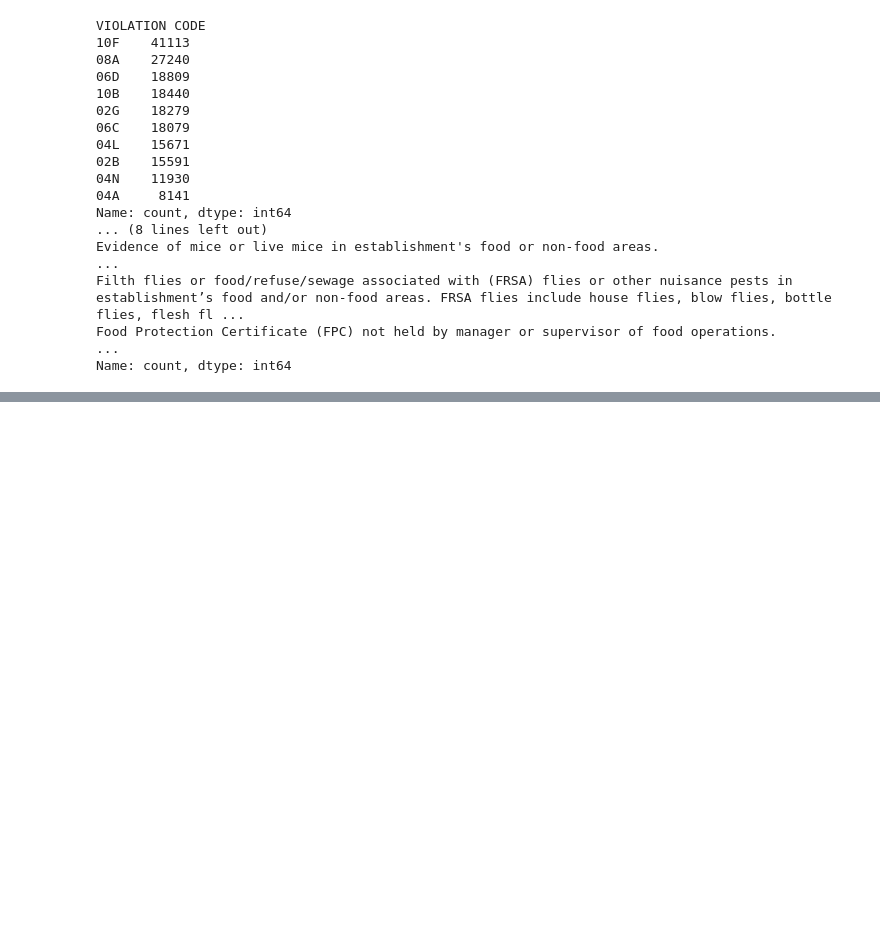
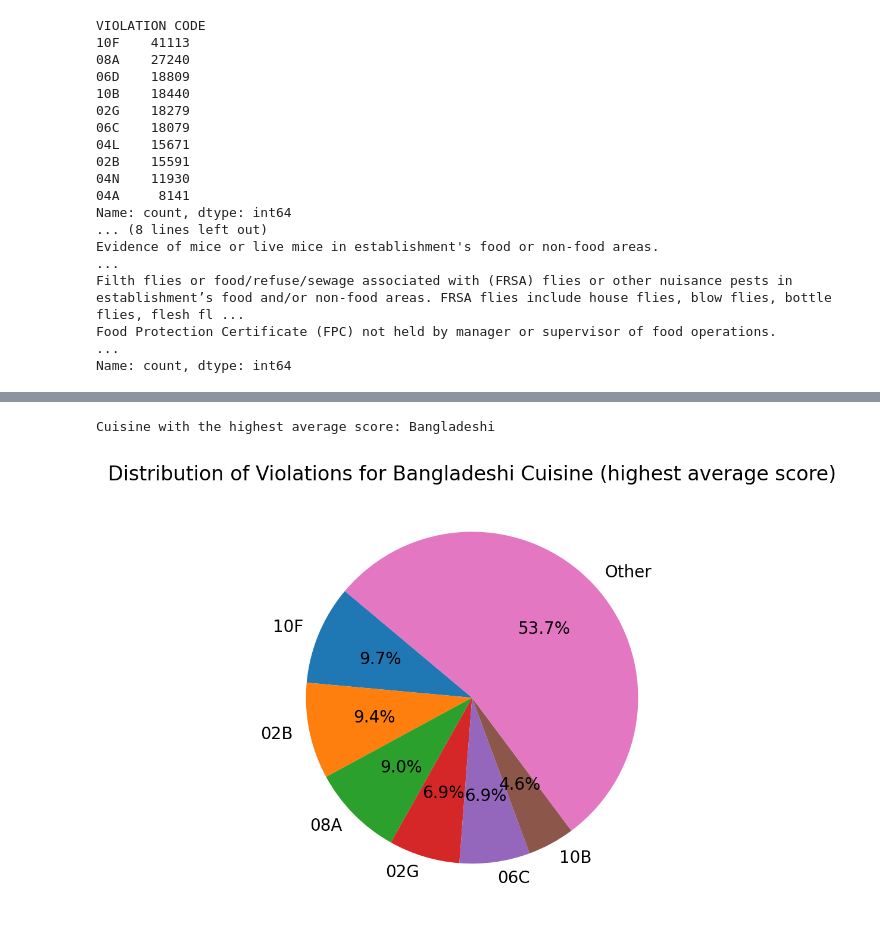
Before and after one commit to fred144/COMS4995W_DataViz, a Jupyter notebook: asn3.ipynb, the cells around one changed output, grey strips where cells are left out. Saved outputs shown, nothing was run; the diff lists cells and outputs as text; code cells hidden in the pictures; blank space fills up the shorter version.

```diff
--- a/asn3.ipynb
+++ b/asn3.ipynb
@@ -45,0 +311,37 @@ Name: count, dtype: int64
+# %%
+# for the cuisine with the highest average score, what are the leading violations contributing to the higher average score?
+
+# calculate the average score for each cuisine type (only cuisines with at least 10 restaurants)
+cuisine_counts = data_with_cuise["CUISINE DESCRIPTION"].value_counts()
+eligible_cuisines = cuisine_counts[cuisine_counts >= 10].index
+avg_scores_by_cuisine = data_with_cuise[
+    data_with_cuise["CUISINE DESCRIPTION"].isin(eligible_cuisines)
+].groupby("CUISINE DESCRIPTION")["SCORE"].mean()
+
+# find the cuisine with the highest average score
+cuisine_with_highest_avg_score = avg_scores_by_cuisine.idxmax()
+print(f"Cuisine with the highest average score: {cuisine_with_highest_avg_score}")
+
+# filter the data for this cuisine
+cuisine_data = data_with_cuise[
+    data_with_cuise["CUISINE DESCRIPTION"] == cuisine_with_highest_avg_score
+]
+
+# get the most common violations for this cuisine
+common_violations = cuisine_data["VIOLATION CODE"].value_counts().head(N)
+
+# make a pie chart of N most common violations for this cuisine, and label the rest with "Other"
+labels = common_violations.index.tolist() + ["Other"]
+sizes = common_violations.values.tolist() + [
+    cuisine_data["VIOLATION CODE"].value_counts().sum() - common_violations.values.sum()
+]
+fig, ax = plt.subplots(figsize=(4, 4), dpi=200)
+ax.pie(sizes, labels=labels, autopct="%1.1f%%", startangle=140)
+ax.set_title(
+    f"Distribution of Violations for {cuisine_with_highest_avg_score} Cuisine (highest average score)"
+)
+plt.tight_layout()
+plt.show()
+# %% [output]
+Cuisine with the highest average score: Bangladeshi
+[figure, added]
```
Also changed, not shown: parts of 11 cells of this notebook.
